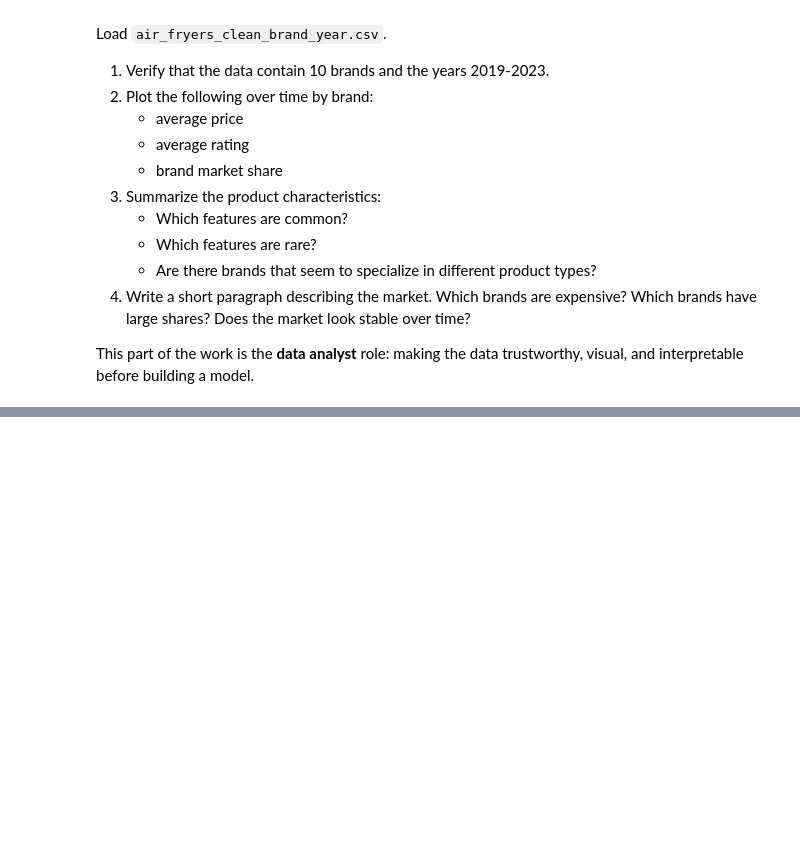
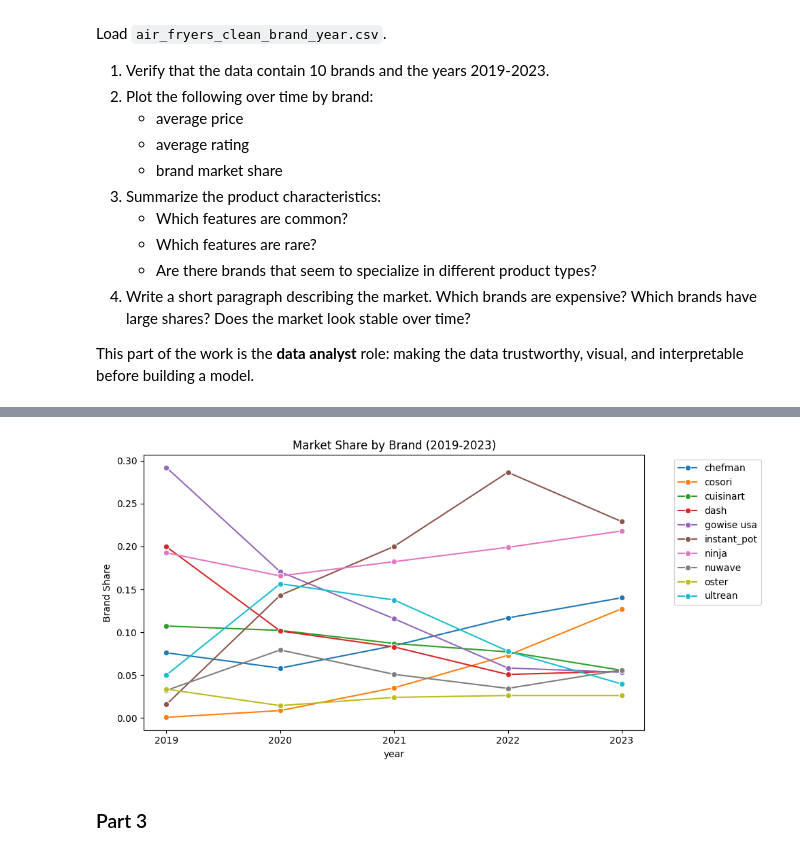
Before and after one commit to namithatholasi/undergrad_ml_assignments, a Jupyter notebook: Demand_Estimation_Lab_Notebook1_DataAnalysis.ipynb, the cells around one changed output, grey strips where cells are left out. Drawn from its saved outputs; the diff is of its cells as text; code cells hidden in the pictures; blank space fills up the shorter version.

```diff
--- a/Demand_Estimation_Lab_Notebook1_DataAnalysis.ipynb
+++ b/Demand_Estimation_Lab_Notebook1_DataAnalysis.ipynb
@@ -82,0 +153,14 @@ This part of the work is the **data analyst** role: making the data trustworthy,
+# %%
+# Market Share
+plt.figure(figsize=(10, 5))
+sns.lineplot(data=df, x='year', y='brand_share', hue='brand', marker='o')
+plt.title('Market Share by Brand (2019-2023)')
+plt.ylabel('Brand Share')
+plt.legend(bbox_to_anchor=(1.05, 1), loc='upper left')
+plt.xticks([2019, 2020, 2021, 2022, 2023])
+plt.tight_layout()
+plt.savefig('air_fryer_share.png')
+# %% [output]
+[figure, added]
+# %% [markdown]
+### Part 3
```
Also changed, not shown: parts of 13 cells of this notebook.
